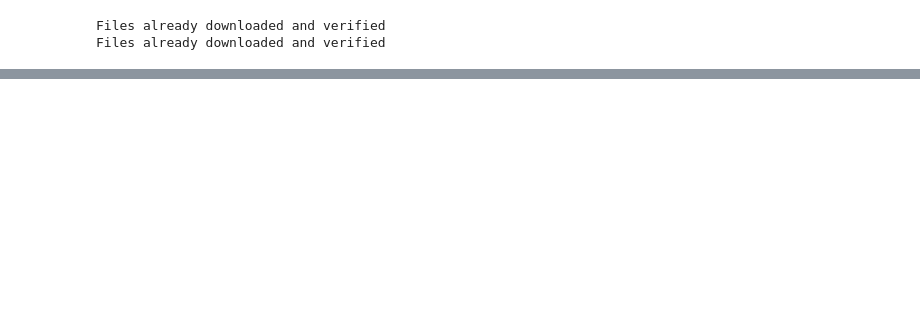
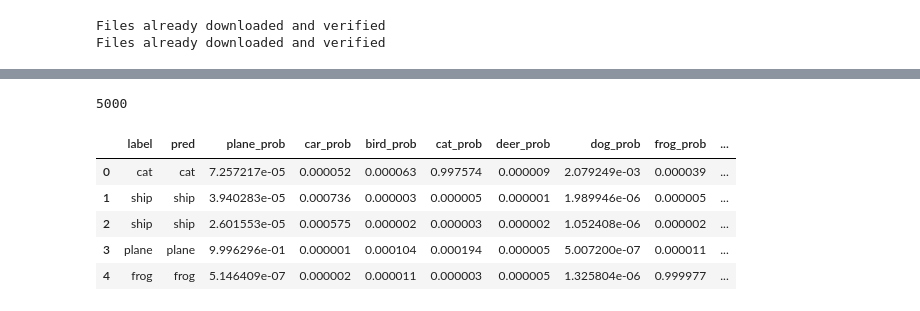
Before and after one commit to TimFlu/classification_template, a Jupyter notebook: notebooks/prepare_data.ipynb, the cells around one changed output, grey strips where cells are left out. Cells and saved outputs as stored; diff of their text form; code cells hidden in the pictures; blank space fills up the shorter version.

```diff
--- a/notebooks/prepare_data.ipynb
+++ b/notebooks/prepare_data.ipynb
@@ -94,0 +50,5 @@ Files already downloaded and verified
+# %%
+model = torchvision.models.resnet50(weights=ResNet50_Weights.DEFAULT)
+model.fc = torch.nn.Linear(2048, 10)
+model.load_state_dict(torch.load('/storage/homefs/tf24s166/code/cifar10/outputs/2024-11-19/09-37-09/best_model.pth', weights_only=True,
+                                 map_location=torch.device('cpu') ))
@@ -94,0 +57,28 @@ Files already downloaded and verified
+# %%
+# Initialize an empty DataFrame
+df = pd.DataFrame(columns=["label", "pred"]+[cl + '_prob' for cl in classes])
+
+i = 0
+for i, (image, label) in enumerate(testloader):
+    print(f'Batch {i+1}/{len(testloader)}')
+    model.eval()
+
+    # Run model predictions
+    pred = model(image)
+    prediction = torch.argmax(pred, dim=1)
+    pred_prob = torch.nn.functional.softmax(pred, dim=1).detach().numpy()
+
+    #pred_prob = torch.max(pred_prob, dim=1).values.detach().numpy()
+
+    # Append data to the DataFrame
+    batch_data = pd.DataFrame({
+        "label": label.numpy(),              # Convert label tensor to numpy
+        "pred": prediction.numpy(),          # Convert prediction tensor to numpy
+    })
+
+    for i, class_name in enumerate(classes):
+        batch_data[class_name + '_prob'] = pred_prob[:, i]
+    df = pd.concat([df, batch_data], ignore_index=True)
+
+# Display the resulting DataFrame
+print(df.head())
@@ -94,0 +115,15 @@ Files already downloaded and verified
+# %%
+df['label'] = df['label'].replace({i: class_name for i, class_name in enumerate(classes)})
+df['pred'] = df['pred'].replace({i: class_name for i, class_name in enumerate(classes)})
+reference_df = df[:int(len(df)*0.5)]
+print(len(reference_df))
+analysis_df = df[int(len(df)*0.5):]
+display(reference_df.head())
+# %% [output]
+5000
+|  | label | pred | plane_prob | car_prob | bird_prob | cat_prob | deer_prob | dog_prob | frog_prob | ... |
+| 0 | cat | cat | 7.257217e-05 | 0.000052 | 0.000063 | 0.997574 | 0.000009 | 2.079249e-03 | 0.000039 | ... |
+| 1 | ship | ship | 3.940283e-05 | 0.000736 | 0.000003 | 0.000005 | 0.000001 | 1.989946e-06 | 0.000005 | ... |
+| 2 | ship | ship | 2.601553e-05 | 0.000575 | 0.000002 | 0.000003 | 0.000002 | 1.052408e-06 | 0.000002 | ... |
+| 3 | plane | plane | 9.996296e-01 | 0.000001 | 0.000104 | 0.000194 | 0.000005 | 5.007200e-07 | 0.000011 | ... |
+| 4 | frog | frog | 5.146409e-07 | 0.000002 | 0.000011 | 0.000003 | 0.000005 | 1.325804e-06 | 0.999977 | ... |
```
Also changed, not shown: parts of 12 cells of this notebook.
